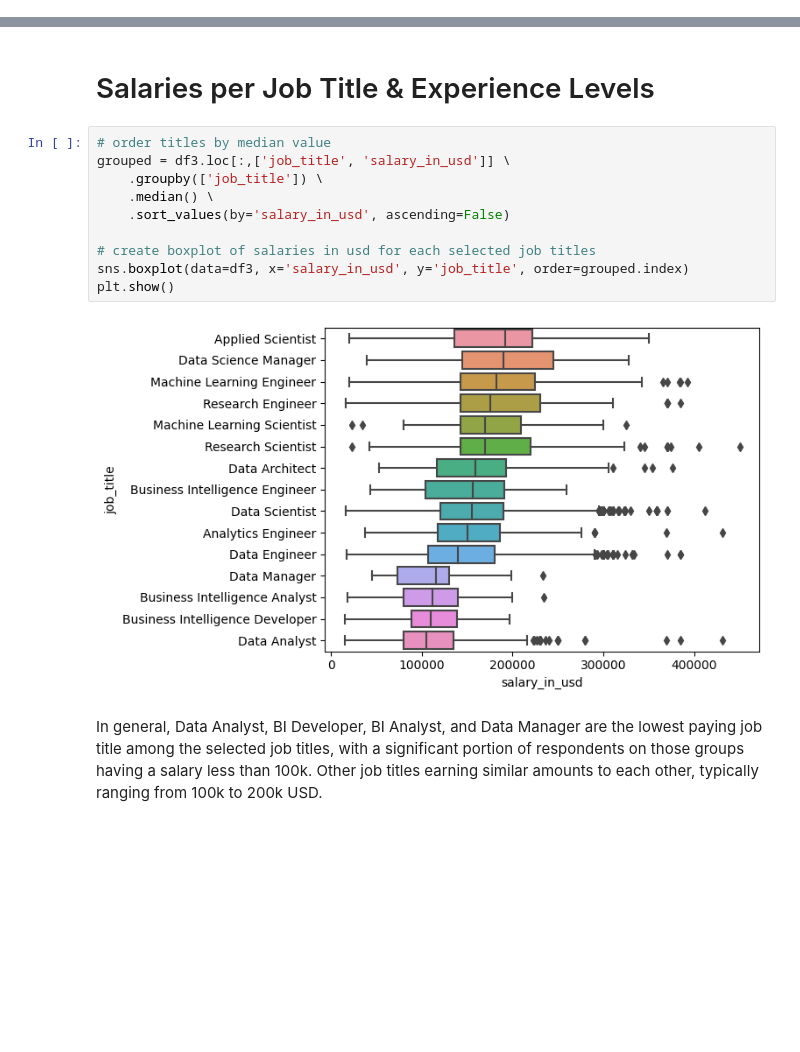
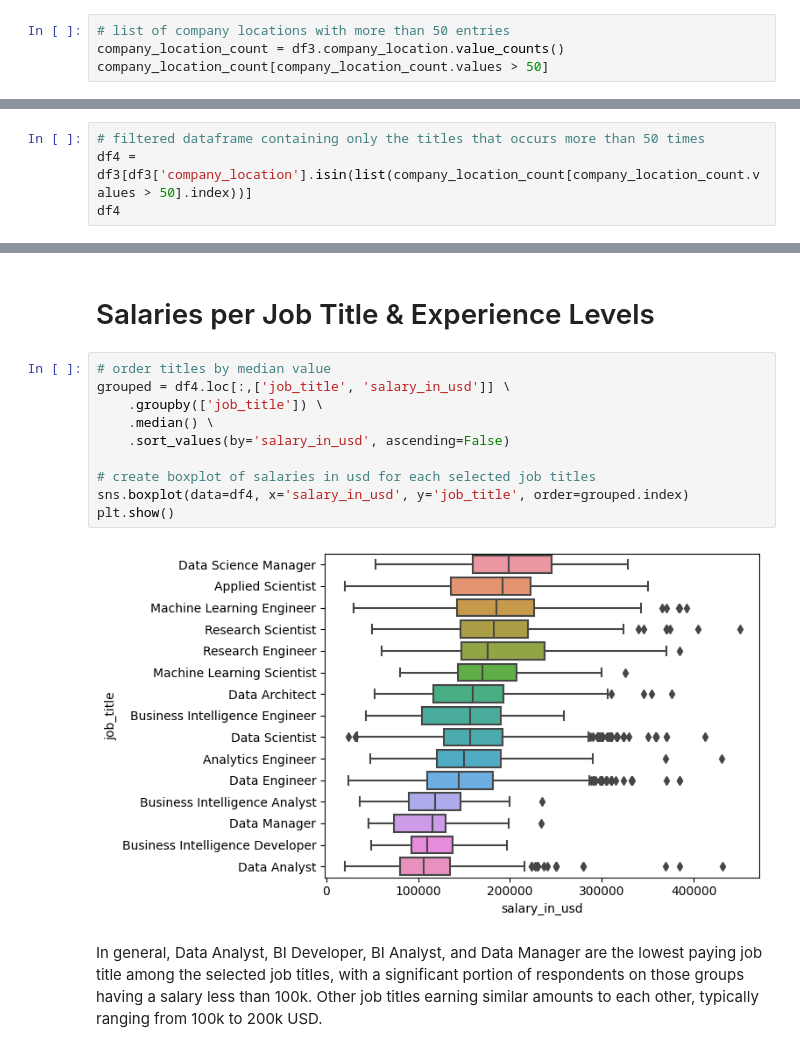
Before and after one commit to mezkymy/global-salaries, a Jupyter notebook: global-salaries.ipynb, the cells around one changed output, grey strips where cells are left out. Cells and saved outputs as stored; diff of their text form; blank space fills up the shorter version.

Commit message:
analysis based on company location

```diff
--- a/global-salaries.ipynb
+++ b/global-salaries.ipynb
@@ -270,0 +289,4 @@ After filtering out jobs that occur less than 50 times in this dataset, we still
+# %%
+# list of company locations with more than 50 entries
+company_location_count = df3.company_location.value_counts()
+company_location_count[company_location_count.values > 50]
@@ -270,0 +301,4 @@ After filtering out jobs that occur less than 50 times in this dataset, we still
+# %%
+# filtered dataframe containing only the titles that occurs more than 50 times
+df4 = df3[df3['company_location'].isin(list(company_location_count[company_location_count.values > 50].index))]
+df4
@@ -281,16 +329,16 @@ In all selected job titles, most respondent are Senior-level, composing more tha
 # Salaries per Job Title & Experience Levels
 # %%
 # order titles by median value
-grouped = df3.loc[:,['job_title', 'salary_in_usd']] \
+grouped = df4.loc[:,['job_title', 'salary_in_usd']] \
     .groupby(['job_title']) \
     .median() \
     .sort_values(by='salary_in_usd', ascending=False)
 
 # create boxplot of salaries in usd for each selected job titles
-sns.boxplot(data=df3, x='salary_in_usd', y='job_title', order=grouped.index)
+sns.boxplot(data=df4, x='salary_in_usd', y='job_title', order=grouped.index)
 plt.show()
 # %% [output]
-[figure, old version]
+[figure, new version]
 # %% [markdown]
 In general, Data Analyst, BI Developer, BI Analyst, and Data Manager are the lowest paying job title among the selected job titles, with a significant portion of respondents on those groups having a salary less than 100k. Other job titles earning similar amounts to each other, typically ranging from 100k to 200k USD.
 # %%
```
Also changed, not shown: parts of 21 cells of this notebook.
